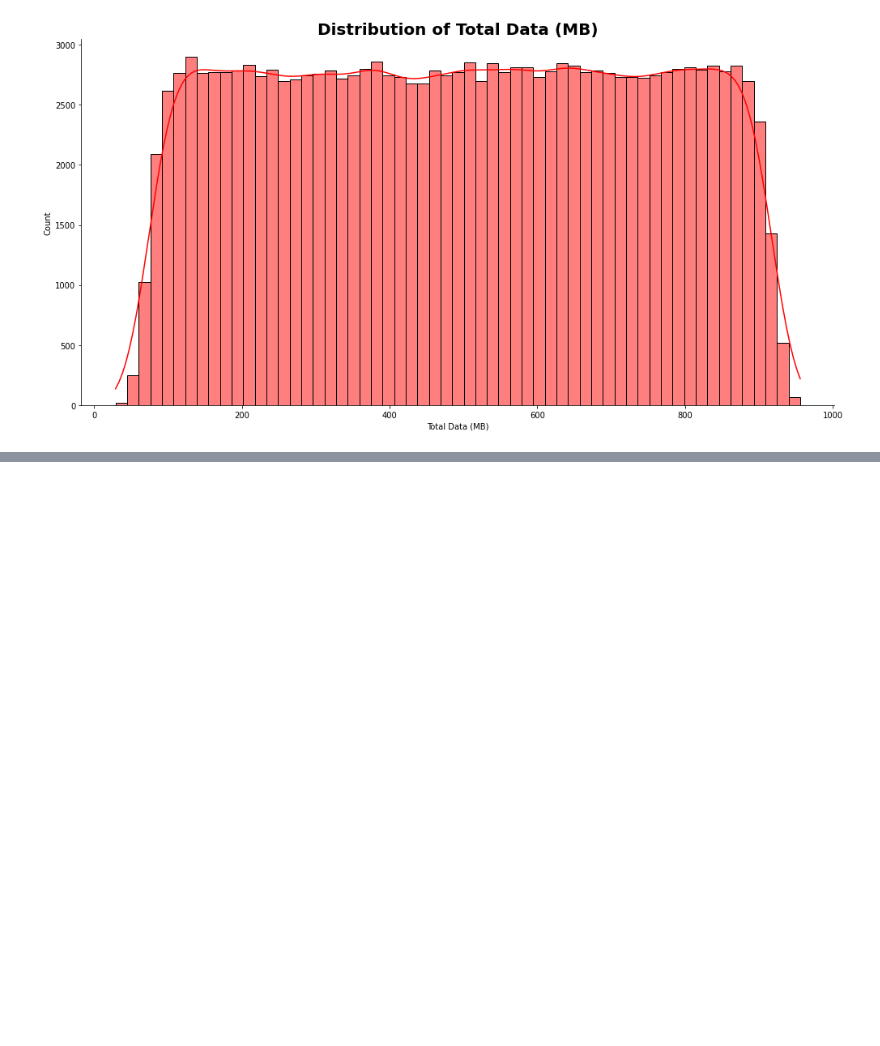
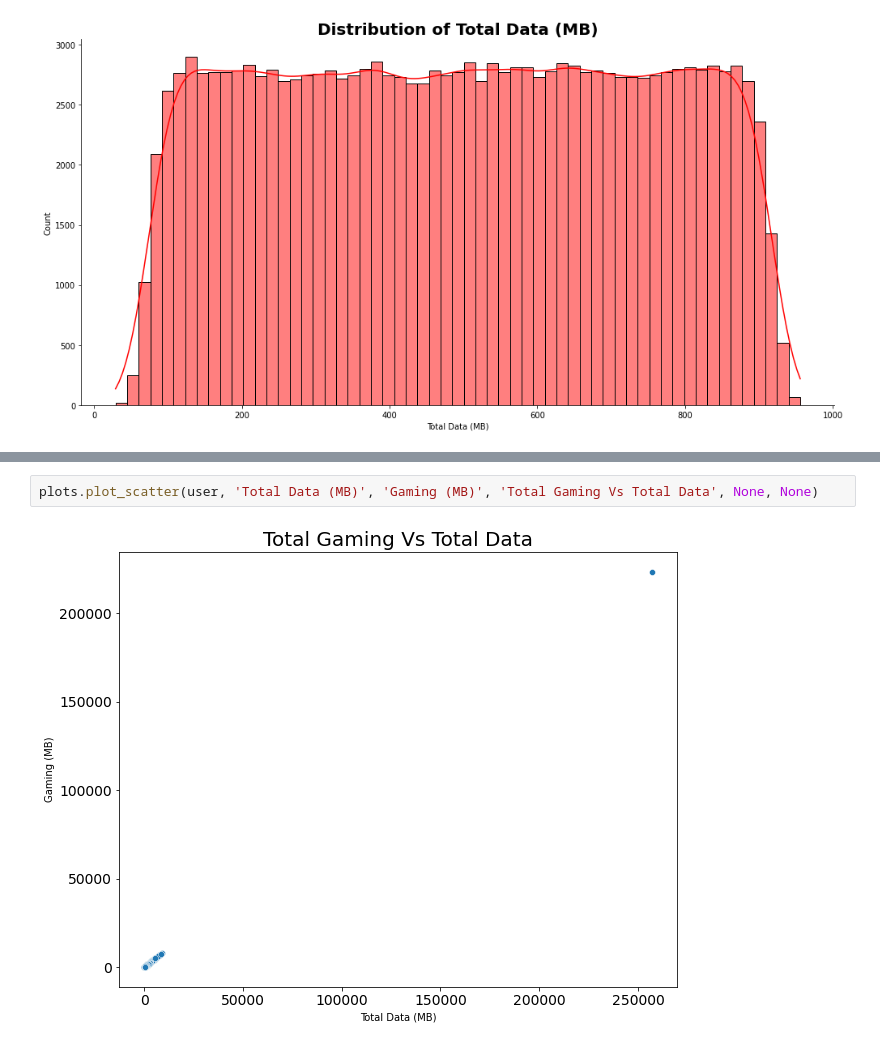
Before and after one commit to bkget/Telecom-Data-Analysis, a Jupyter notebook: notebooks/2_user_overview_analysis.ipynb, the cells around one changed output, grey strips where cells are left out. Cells and saved outputs as stored; diff of their text form; blank space fills up the shorter version.

```diff
--- a/notebooks/2_user_overview_analysis.ipynb
+++ b/notebooks/2_user_overview_analysis.ipynb
@@ -299,0 +308,4 @@ plots.hist(explore_feature_df, 'Total Data (MB)', 'red')
+# %%
+plots.plot_scatter(user, 'Total Data (MB)', 'Gaming (MB)', 'Total Gaming Vs Total Data', None, None)
+# %% [output]
+[figure, added]
```
Also changed, not shown: parts of 5 cells of this notebook, 1 other file.
